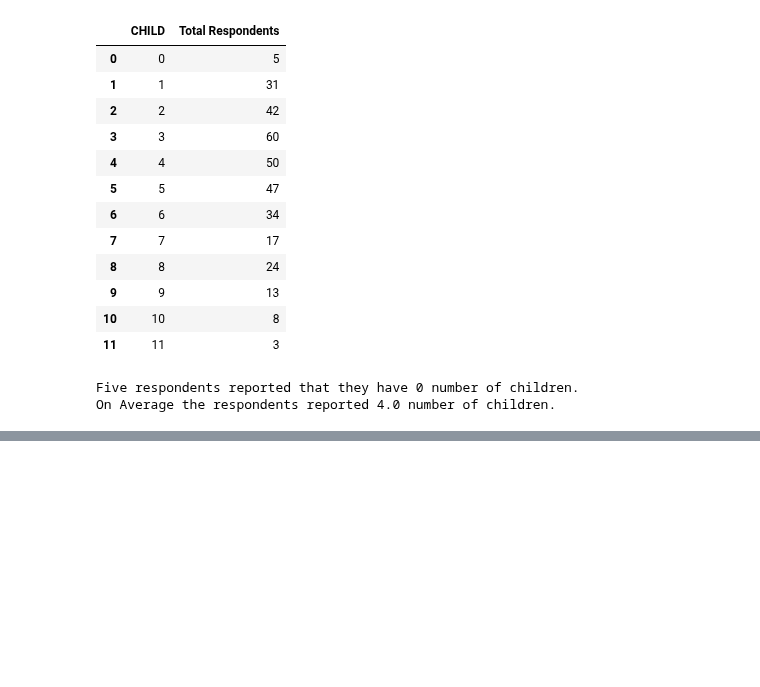
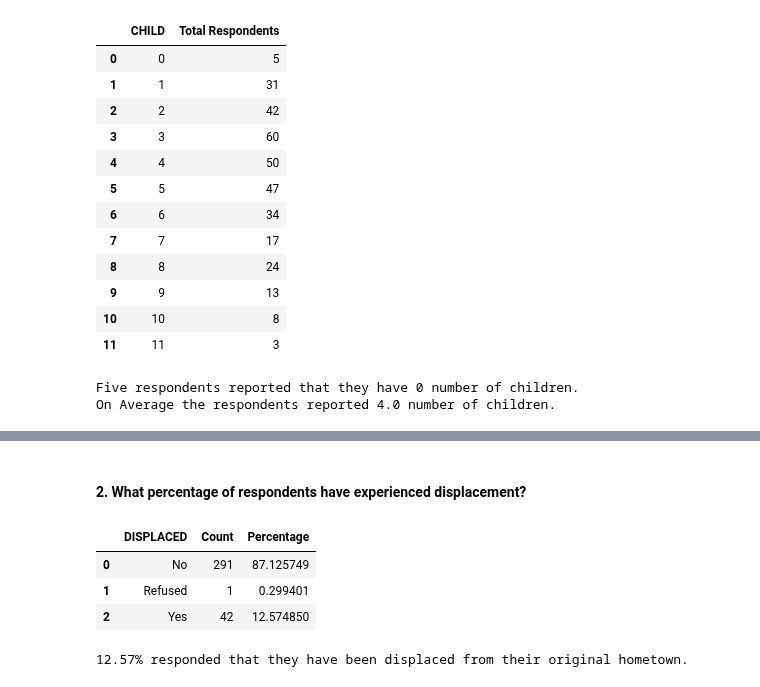
Before and after one commit to Mirwais-Farahi/MSIHealthServiceAnalytics, a Jupyter notebook: notebooks/03_Descriptive_Analysis.ipynb, the cells around one changed output, grey strips where cells are left out. Drawn from its saved outputs; the diff is of its cells as text; code cells hidden in the pictures; blank space fills up the shorter version.

```diff
--- a/notebooks/03_Descriptive_Analysis.ipynb
+++ b/notebooks/03_Descriptive_Analysis.ipynb
@@ -295,0 +327,24 @@ On Average the respondents reported 4.0 number of children.
+# %% [markdown]
+#### 2. What percentage of respondents have experienced displacement?
+# %%
+displaced = original_data.groupby('DISPLACED').size().reset_index(name = 'Count')
+
+displaced['Percentage'] = (displaced['Count'] / len(original_data)) * 100
+
+displaced
+# %% [output]
+|  | DISPLACED | Count | Percentage |
+| 0 | No | 291 | 87.125749 |
+| 1 | Refused | 1 | 0.299401 |
+| 2 | Yes | 42 | 12.574850 |
+# %%
+# Count the number of respondents who are displaced
+displaced_count = original_data[original_data['DISPLACED'] == 'Yes'].shape[0]
+
+# Calculate the displaced percentage
+displaced_percentage = (displaced_count / len(original_data)) * 100
+
+# Printing the result
+print(f"{displaced_percentage:.2f}% responded that they have been displaced from their original hometown.")
+# %% [output]
+12.57% responded that they have been displaced from their original hometown.
```
Also changed, not shown: parts of 4 cells of this notebook.
